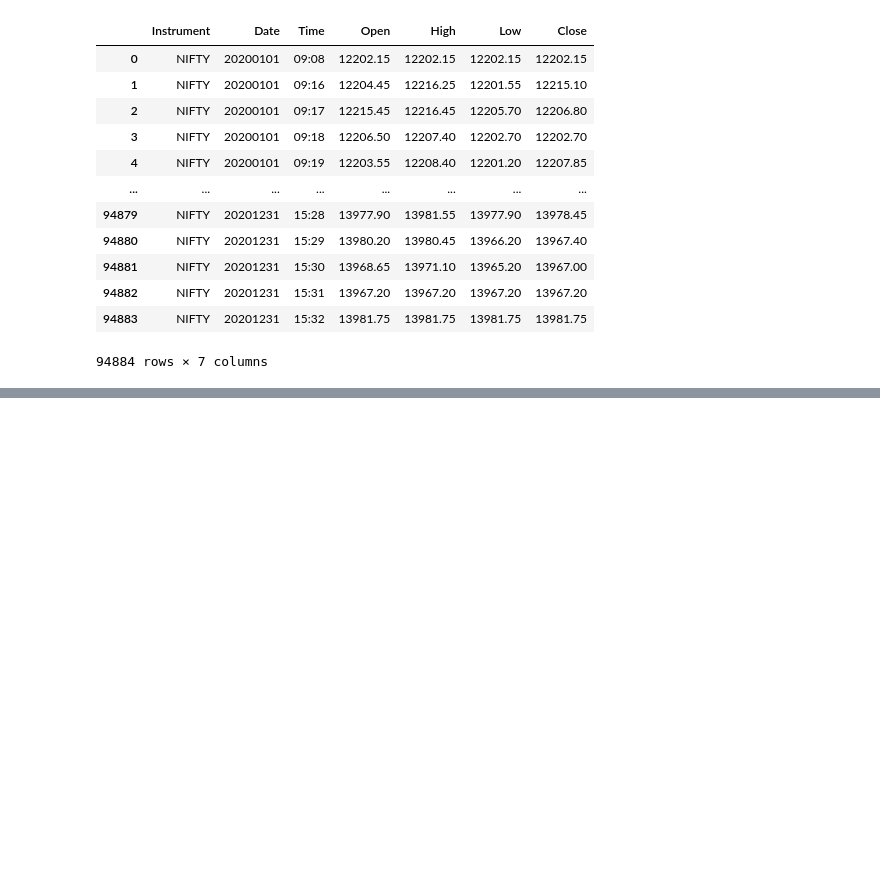
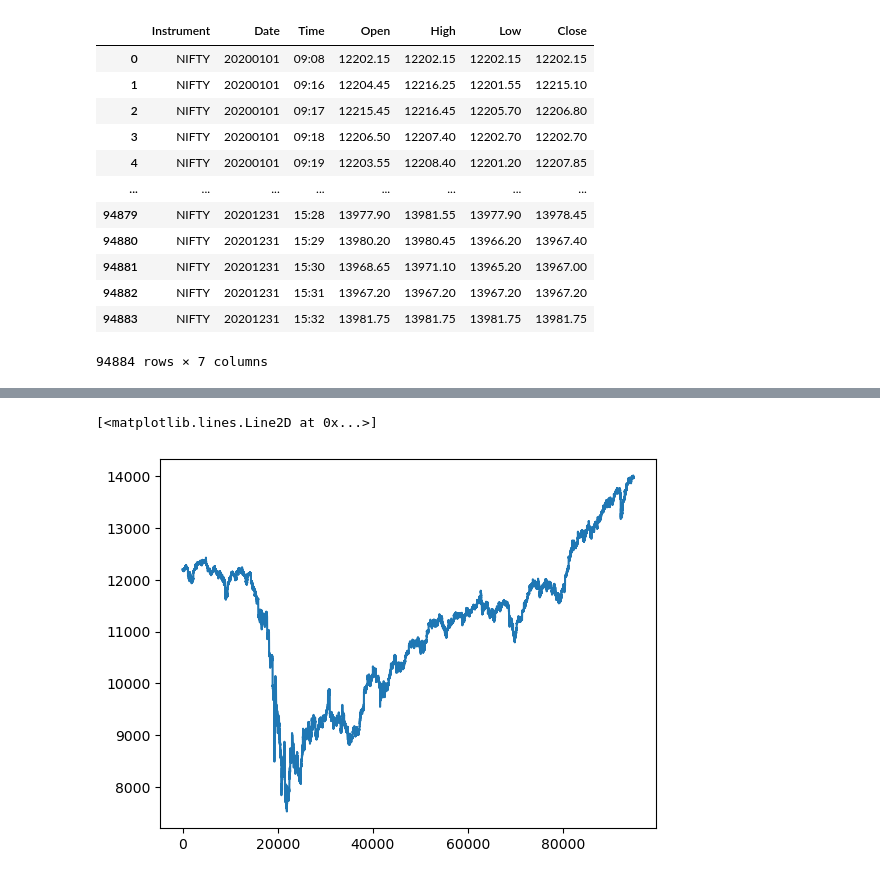
Before and after one commit to sidd272/Stock_ML, a Jupyter notebook: Untitled.ipynb, the cells around one changed output, grey strips where cells are left out. Saved outputs shown, nothing was run; the diff lists cells and outputs as text; code cells hidden in the pictures; blank space fills up the shorter version.

```diff
--- a/Untitled.ipynb
+++ b/Untitled.ipynb
@@ -476,3 +432,0 @@ plt.plot(trades)
-# %%
-data['SMA20']=sma(data['Close'], 20)
-data['SMA50']=sma(data['Close'], 50)
@@ -571,0 +512,10 @@ print(short_ma)
+# %%
+test_size=80000
+data["LongSignal"]=data["LongSignal"].astype(int)
+data["ShortSignal"]=data["ShortSignal"].astype(int)
+data["BuySignal"]=data["BuySignal"].astype(int)
+data["SellSignal"]=data["SellSignal"].astype(int)
+df_train = data[-test_size:]
+df_test = data[test_size:]
+training_set = df_train.iloc[:, 3:].values
+training_set.shape
@@ -571,0 +644,5 @@ print(short_ma)
+# %%
+plt.plot(data.Close)
+# %% [output]
+[<matplotlib.lines.Line2D at 0x...>]
+[figure, added]
```
Also changed, not shown: parts of 43 cells of this notebook.
